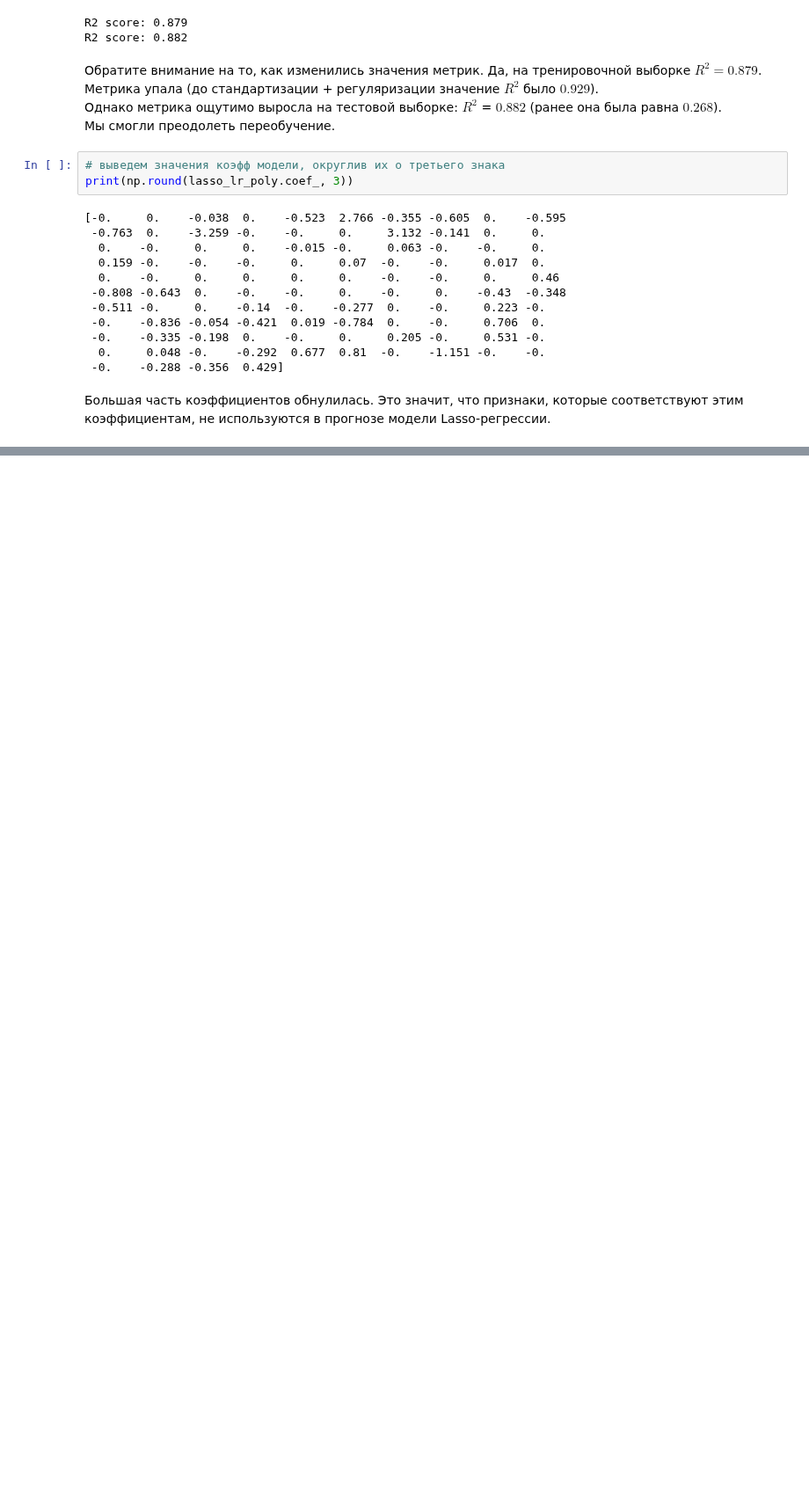
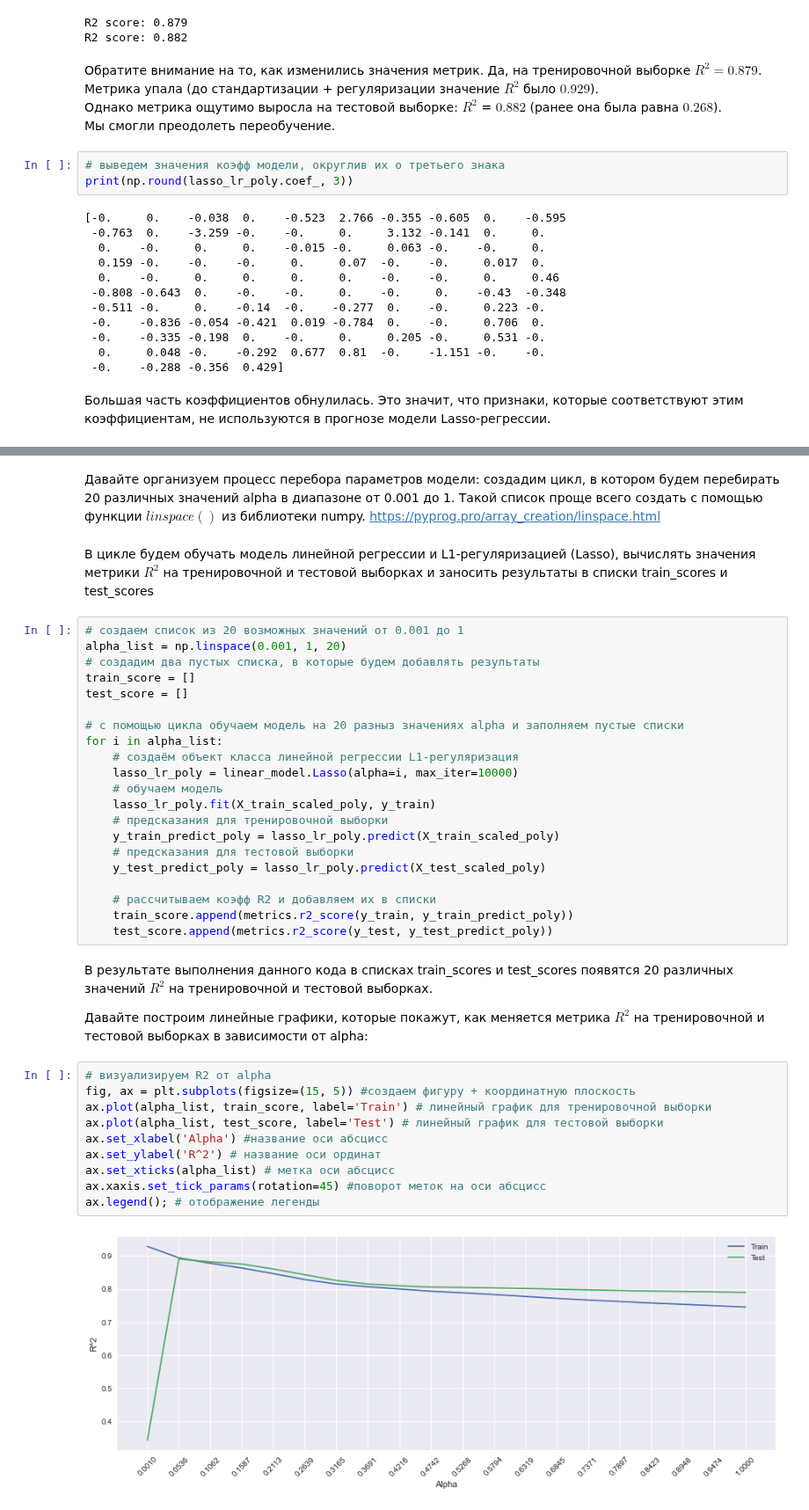
Before and after one commit to DmitriySky47/sf_data_science, a Jupyter notebook: Skillfactory/ML_2_Обучение_с_учителем_Регрессия/смещение_разброс.ipynb, the cells around one changed output, grey strips where cells are left out. Shown at 88% size. Drawn from its saved outputs; the diff is of its cells as text; blank space fills up the shorter version.

```diff
--- a/Skillfactory/ML_2_Обучение_с_учителем_Регрессия/смещение_разброс.ipynb
+++ b/Skillfactory/ML_2_Обучение_с_учителем_Регрессия/смещение_разброс.ipynb
@@ -135,0 +174,42 @@ print(np.round(lasso_lr_poly.coef_, 3))
+# %% [markdown]
+Давайте организуем процесс перебора параметров модели: создадим цикл, в котором будем перебирать 20 различных значений alpha в диапазоне от 0.001 до 1. Такой список проще всего создать с помощью функции $linspace()$ из библиотеки numpy.
+<https://pyprog.pro/array_creation/linspace.html>
+# %% [markdown]
+В цикле будем обучать модель линейной регрессии и L1-регуляризацией (Lasso), вычислять значения метрики $R^2$ на тренировочной и тестовой выборках и заносить результаты в списки train_scores и test_scores
+# %%
+# создаем список из 20 возможных значений от 0.001 до 1
+alpha_list = np.linspace(0.001, 1, 20)
+# создадим два пустых списка, в которые будем добавлять результаты
+train_score = []
+test_score = []
+
+# с помощью цикла обучаем модель на 20 разныз значениях alpha и заполняем пустые списки
+for i in alpha_list:
+    # создаём объект класса линейной регрессии L1-регуляризация
+    lasso_lr_poly = linear_model.Lasso(alpha=i, max_iter=10000)
+    # обучаем модель
+    lasso_lr_poly.fit(X_train_scaled_poly, y_train)
+    # предсказания для тренировочной выборки
+    y_train_predict_poly = lasso_lr_poly.predict(X_train_scaled_poly)
+    # предсказания для тестовой выборки
+    y_test_predict_poly = lasso_lr_poly.predict(X_test_scaled_poly)
+
+    # рассчитываем коэфф R2 и добавляем их в списки
+    train_score.append(metrics.r2_score(y_train, y_train_predict_poly))
+    test_score.append(metrics.r2_score(y_test, y_test_predict_poly))
+# %% [markdown]
+В результате выполнения данного кода в списках train_scores и test_scores появятся 20 различных значений $R^2$ на тренировочной и тестовой выборках.
+
+Давайте построим линейные графики, которые покажут, как меняется метрика $R^2$ на тренировочной и тестовой выборках в зависимости от alpha:
+# %%
+# визуализируем R2 от alpha
+fig, ax = plt.subplots(figsize=(15, 5)) #создаем фигуру + координатную плоскость
+ax.plot(alpha_list, train_score, label='Train') # линейный график для тренировочной выборки
+ax.plot(alpha_list, test_score, label='Test') # линейный график для тестовой выборки
+ax.set_xlabel('Alpha') #название оси абсцисс
+ax.set_ylabel('R^2') # название оси ординат
+ax.set_xticks(alpha_list) # метка оси абсцисс
+ax.xaxis.set_tick_params(rotation=45) #поворот меток на оси абсцисс
+ax.legend(); # отображение легенды
+# %% [output]
+[figure, added]
```
Also changed, not shown: parts of 7 cells of this notebook.
